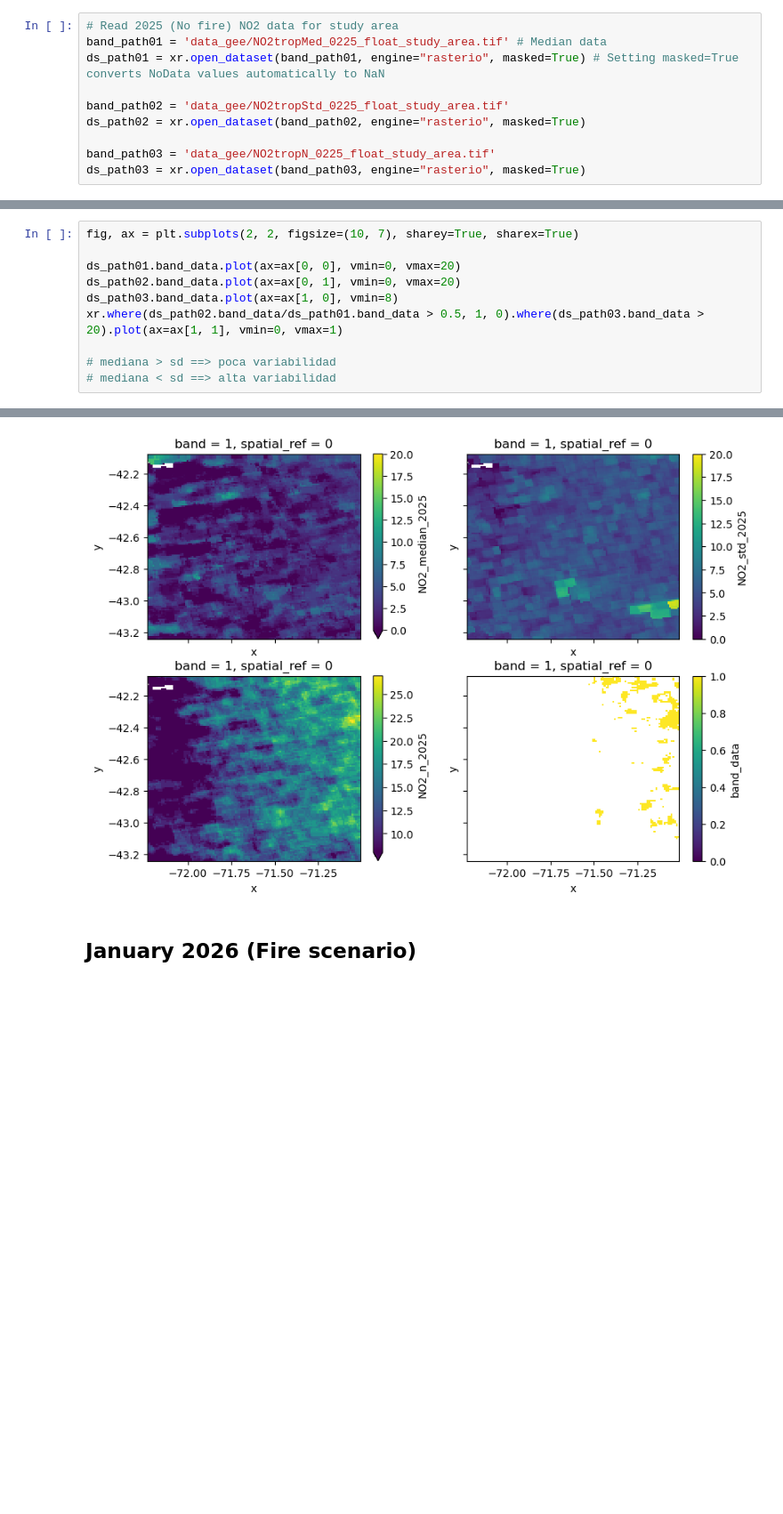
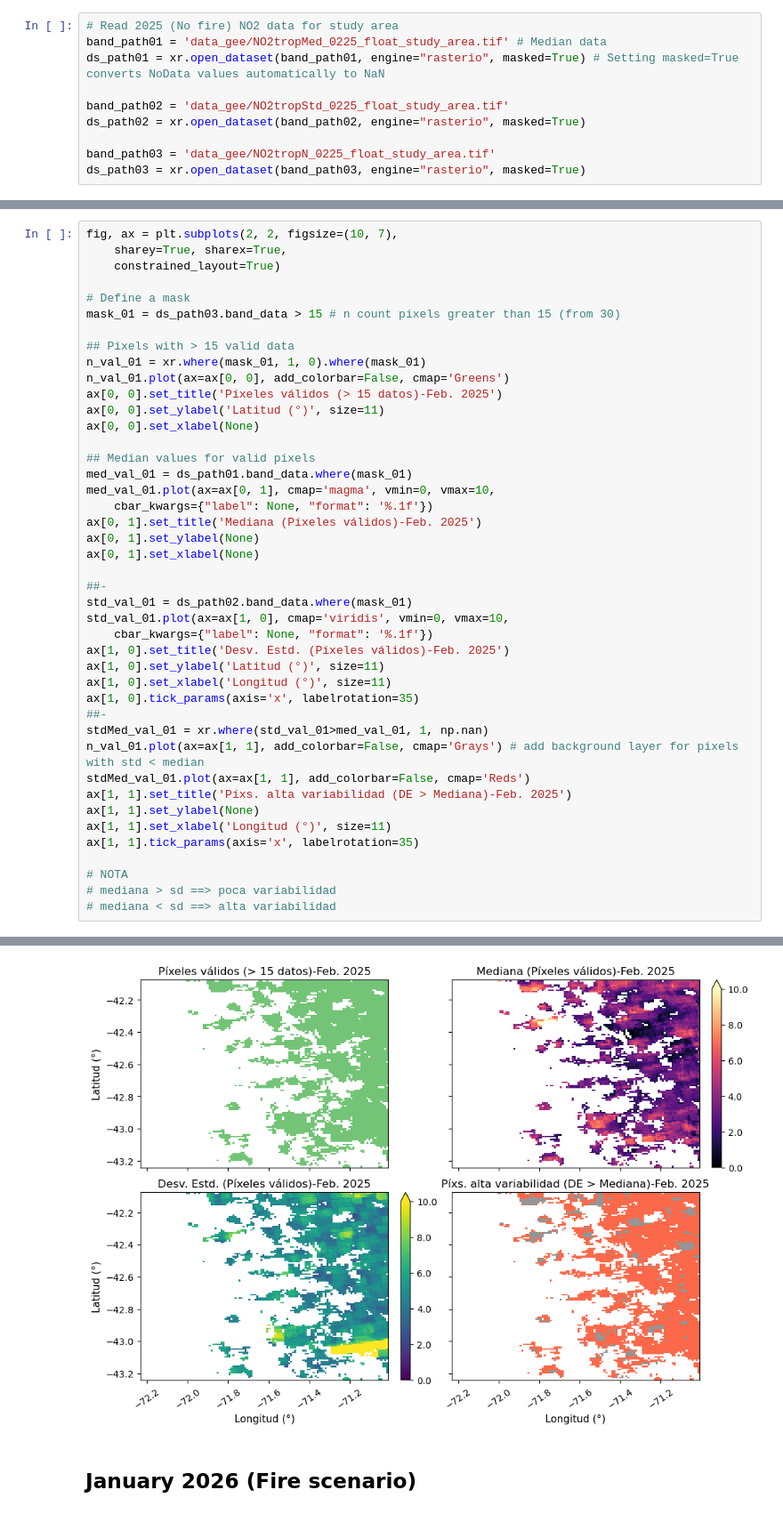
Before and after one commit to francobarrionuevoenv21/MAIE_devs_pub, a Jupyter notebook: Teledt_ambiental/TP5_NO2/TP5_NO2gee.ipynb, the cells around one changed output, grey strips where cells are left out. Shown at 89% size. Saved outputs shown, nothing was run; the diff lists cells and outputs as text; blank space fills up the shorter version.

```diff
--- a/Teledt_ambiental/TP5_NO2/TP5_NO2gee.ipynb
+++ b/Teledt_ambiental/TP5_NO2/TP5_NO2gee.ipynb
@@ -25,11 +51,44 @@ ds_path03 = xr.open_dataset(band_path03, engine="rasterio", masked=True)
 # %%
-fig, ax = plt.subplots(2, 2, figsize=(10, 7), sharey=True, sharex=True)
+fig, ax = plt.subplots(2, 2, figsize=(10, 7),
+    sharey=True, sharex=True,
+    constrained_layout=True)
 
-ds_path01.band_data.plot(ax=ax[0, 0], vmin=0, vmax=20)
-ds_path02.band_data.plot(ax=ax[0, 1], vmin=0, vmax=20)
-ds_path03.band_data.plot(ax=ax[1, 0], vmin=8)
-xr.where(ds_path02.band_data/ds_path01.band_data > 0.5, 1, 0).where(ds_path03.band_data > 20).plot(ax=ax[1, 1], vmin=0, vmax=1)
+# Define a mask
+mask_01 = ds_path03.band_data > 15 # n count pixels greater than 15 (from 30)
 
+## Pixels with > 15 valid data
+n_val_01 = xr.where(mask_01, 1, 0).where(mask_01)
+n_val_01.plot(ax=ax[0, 0], add_colorbar=False, cmap='Greens')
+ax[0, 0].set_title('Píxeles válidos (> 15 datos)-Feb. 2025')
+ax[0, 0].set_ylabel('Latitud (°)', size=11)
+ax[0, 0].set_xlabel(None)
+
+## Median values for valid pixels
+med_val_01 = ds_path01.band_data.where(mask_01)
+med_val_01.plot(ax=ax[0, 1], cmap='magma', vmin=0, vmax=10,
+    cbar_kwargs={"label": None, "format": '%.1f'})
+ax[0, 1].set_title('Mediana (Píxeles válidos)-Feb. 2025')
+ax[0, 1].set_ylabel(None)
+ax[0, 1].set_xlabel(None)
+
+##-
+std_val_01 = ds_path02.band_data.where(mask_01)
+std_val_01.plot(ax=ax[1, 0], cmap='viridis', vmin=0, vmax=10,
+    cbar_kwargs={"label": None, "format": '%.1f'})
+ax[1, 0].set_title('Desv. Estd. (Píxeles válidos)-Feb. 2025')
+ax[1, 0].set_ylabel('Latitud (°)', size=11)
+ax[1, 0].set_xlabel('Longitud (°)', size=11)
+ax[1, 0].tick_params(axis='x', labelrotation=35)
+##-
+stdMed_val_01 = xr.where(std_val_01>med_val_01, 1, np.nan)
+n_val_01.plot(ax=ax[1, 1], add_colorbar=False, cmap='Grays') # add background layer for pixels with std < median
+stdMed_val_01.plot(ax=ax[1, 1], add_colorbar=False, cmap='Reds')
+ax[1, 1].set_title('Píxs. alta variabilidad (DE > Mediana)-Feb. 2025')
+ax[1, 1].set_ylabel(None)
+ax[1, 1].set_xlabel('Longitud (°)', size=11)
+ax[1, 1].tick_params(axis='x', labelrotation=35)
+
+# NOTA
 # mediana > sd ==> poca variabilidad
 # mediana < sd ==> alta variabilidad
 # %% [output]
@@ -37,3 +95,3 @@ xr.where(ds_path02.band_data/ds_path01.band_data > 0.5, 1, 0).where(ds_path03.ba
-[figure, old version]
+[figure, new version]
 # %% [markdown]
 ## January 2026 (Fire scenario)
```
Also changed, not shown: parts of 6 cells of this notebook, 14 other files.
